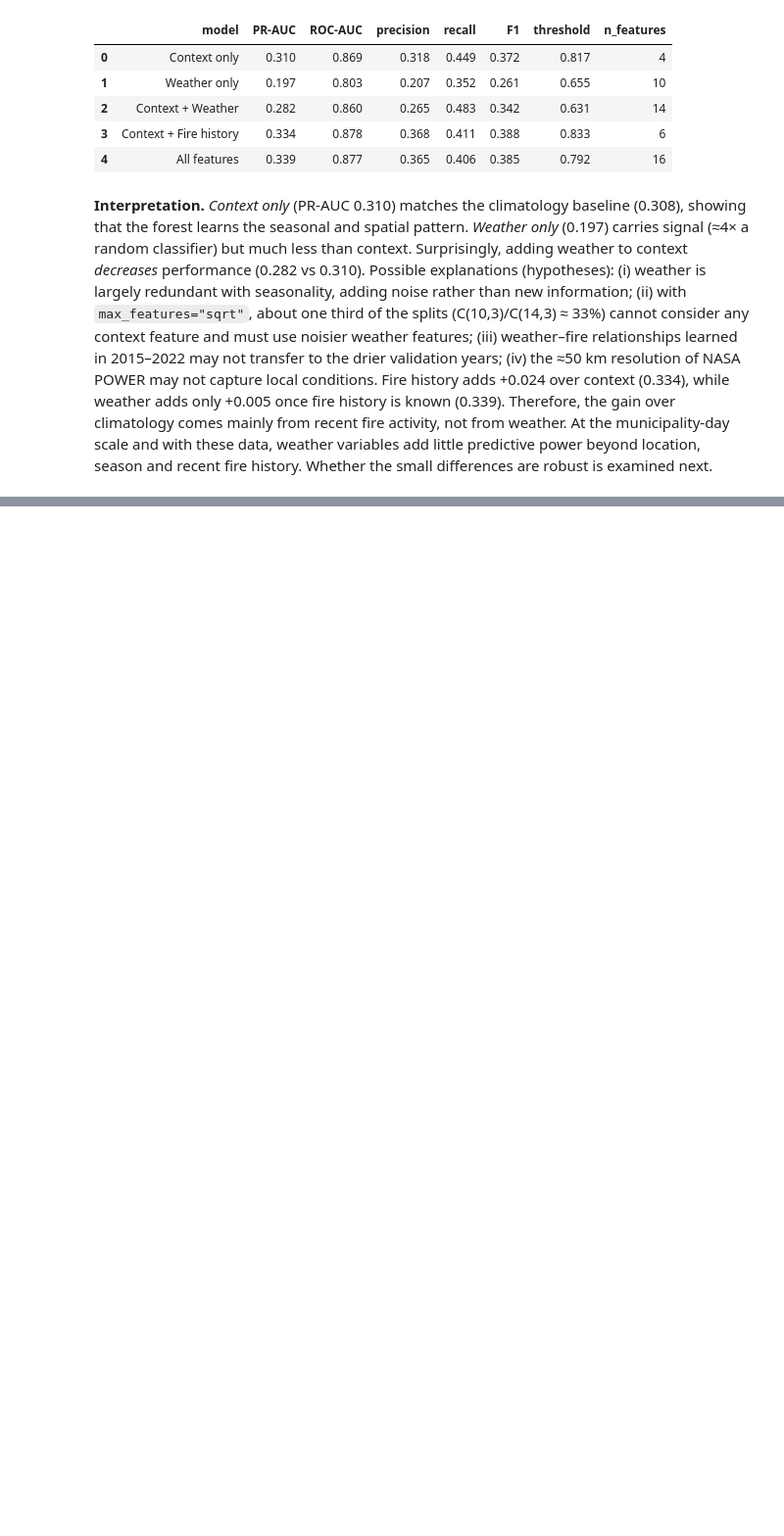
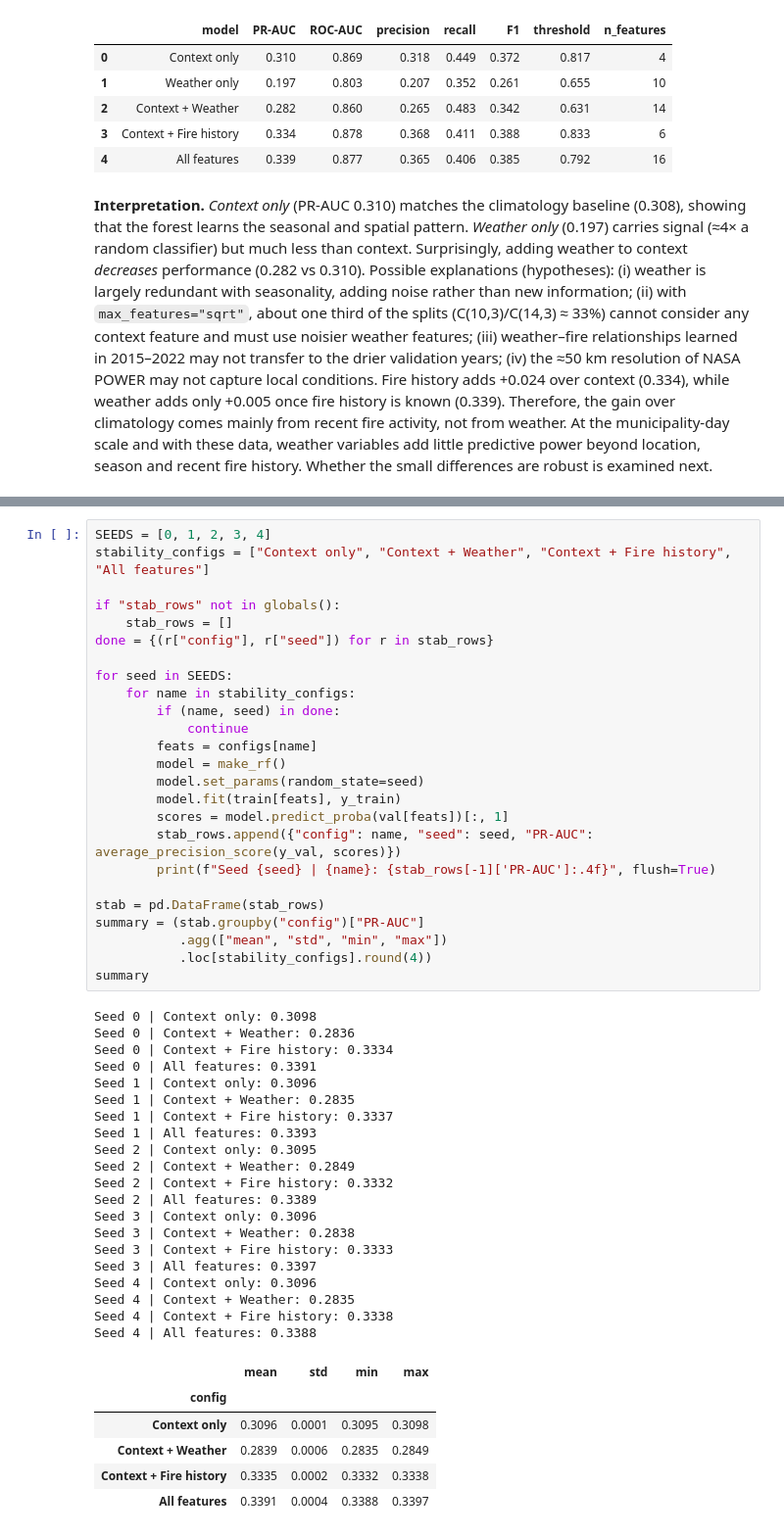
Before and after one commit to MonnikLuianne/wildfire-risk-piaui, a Jupyter notebook: wildfire_risk_piaui.ipynb, the cells around one changed output, grey strips where cells are left out. Shown at 98% size. Drawn from its saved outputs; the diff is of its cells as text; blank space fills up the shorter version.

```diff
--- a/wildfire_risk_piaui.ipynb
+++ b/wildfire_risk_piaui.ipynb
@@ -618,0 +624,52 @@ location, season and recent fire history. Whether the small differences are robu
+# %%
+SEEDS = [0, 1, 2, 3, 4]
+stability_configs = ["Context only", "Context + Weather", "Context + Fire history", "All features"]
+
+if "stab_rows" not in globals():
+    stab_rows = []
+done = {(r["config"], r["seed"]) for r in stab_rows}
+
+for seed in SEEDS:
+    for name in stability_configs:
+        if (name, seed) in done:
+            continue
+        feats = configs[name]
+        model = make_rf()
+        model.set_params(random_state=seed)
+        model.fit(train[feats], y_train)
+        scores = model.predict_proba(val[feats])[:, 1]
+        stab_rows.append({"config": name, "seed": seed, "PR-AUC": average_precision_score(y_val, scores)})
+        print(f"Seed {seed} | {name}: {stab_rows[-1]['PR-AUC']:.4f}", flush=True)
+
+stab = pd.DataFrame(stab_rows)
+summary = (stab.groupby("config")["PR-AUC"]
+           .agg(["mean", "std", "min", "max"])
+           .loc[stability_configs].round(4))
+summary
+# %% [output]
+Seed 0 | Context only: 0.3098
+Seed 0 | Context + Weather: 0.2836
+Seed 0 | Context + Fire history: 0.3334
+Seed 0 | All features: 0.3391
+Seed 1 | Context only: 0.3096
+Seed 1 | Context + Weather: 0.2835
+Seed 1 | Context + Fire history: 0.3337
+Seed 1 | All features: 0.3393
+Seed 2 | Context only: 0.3095
+Seed 2 | Context + Weather: 0.2849
+Seed 2 | Context + Fire history: 0.3332
+Seed 2 | All features: 0.3389
+Seed 3 | Context only: 0.3096
+Seed 3 | Context + Weather: 0.2838
+Seed 3 | Context + Fire history: 0.3333
+Seed 3 | All features: 0.3397
+Seed 4 | Context only: 0.3096
+Seed 4 | Context + Weather: 0.2835
+Seed 4 | Context + Fire history: 0.3338
+Seed 4 | All features: 0.3388
+|  | mean | std | min | max |
+| config |  |  |  |  |
+| Context only | 0.3096 | 0.0001 | 0.3095 | 0.3098 |
+| Context + Weather | 0.2839 | 0.0006 | 0.2835 | 0.2849 |
+| Context + Fire history | 0.3335 | 0.0002 | 0.3332 | 0.3338 |
+| All features | 0.3391 | 0.0004 | 0.3388 | 0.3397 |
```
Also changed, not shown: parts of 5 cells of this notebook.
